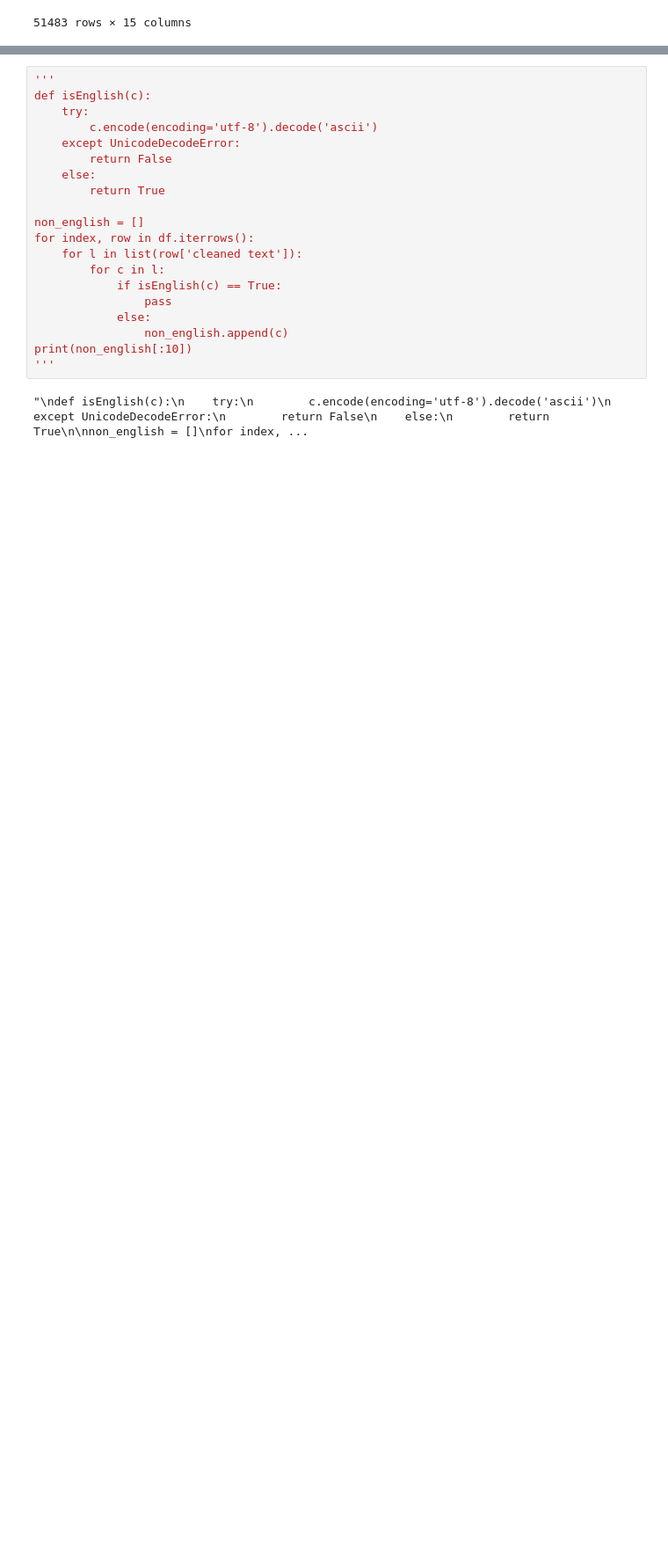
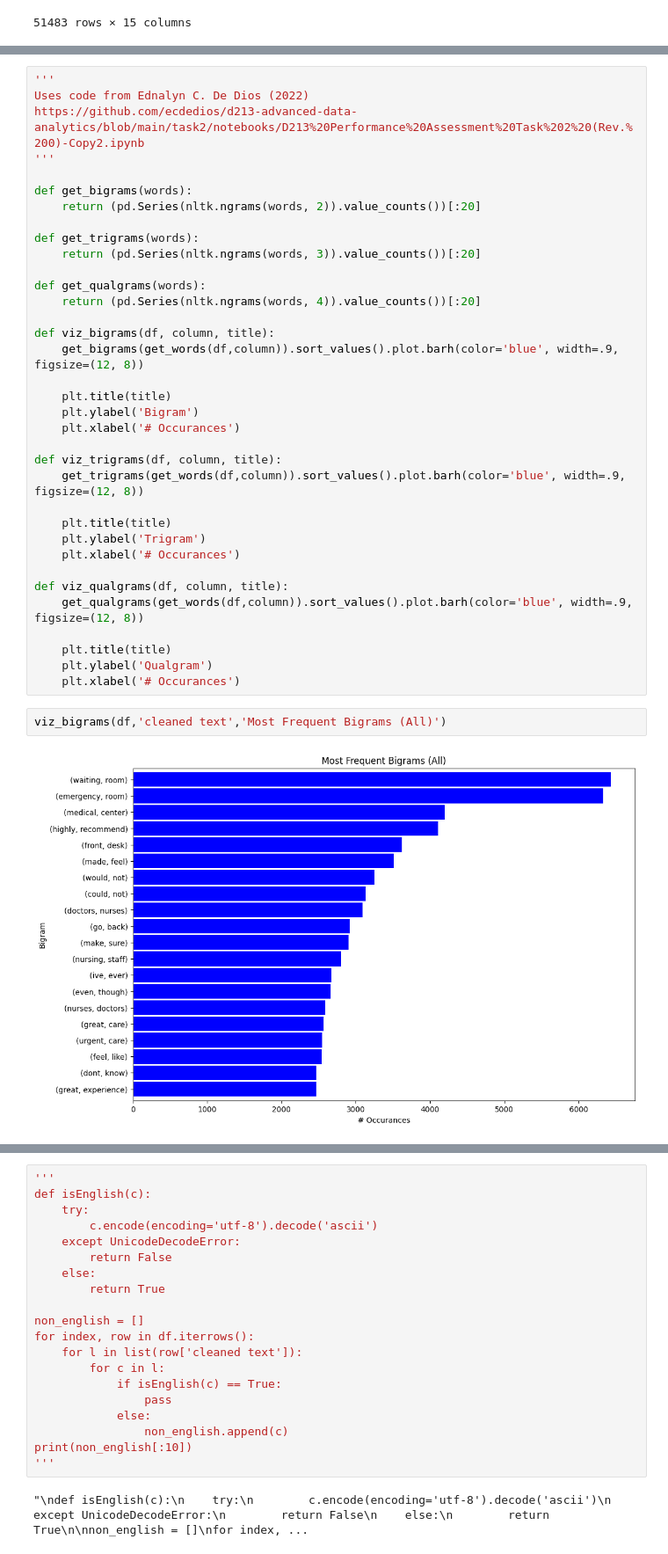
Before and after one commit to CGRowe96/WGU_MSDA, a Jupyter notebook: D214/capstone.ipynb, the cells around one changed output, grey strips where cells are left out. Shown at 88% size. Cells and saved outputs as stored; diff of their text form; blank space fills up the shorter version.

```diff
--- a/D214/capstone.ipynb
+++ b/D214/capstone.ipynb
@@ -735,0 +818,39 @@ Vocabulary size: 73638
+# %%
+'''
+Uses code from Ednalyn C. De Dios (2022)
+https://github.com/ecdedios/d213-advanced-data-analytics/blob/main/task2/notebooks/D213%20Performance%20Assessment%20Task%202%20(Rev.%200)-Copy2.ipynb
+'''
+
+def get_bigrams(words):
+    return (pd.Series(nltk.ngrams(words, 2)).value_counts())[:20]
+
+def get_trigrams(words):
+    return (pd.Series(nltk.ngrams(words, 3)).value_counts())[:20]
+
+def get_qualgrams(words):
+    return (pd.Series(nltk.ngrams(words, 4)).value_counts())[:20]
+
+def viz_bigrams(df, column, title):
+    get_bigrams(get_words(df,column)).sort_values().plot.barh(color='blue', width=.9, figsize=(12, 8))
+
+    plt.title(title)
+    plt.ylabel('Bigram')
+    plt.xlabel('# Occurances')
+
+def viz_trigrams(df, column, title):
+    get_trigrams(get_words(df,column)).sort_values().plot.barh(color='blue', width=.9, figsize=(12, 8))
+
+    plt.title(title)
+    plt.ylabel('Trigram')
+    plt.xlabel('# Occurances')
+
+def viz_qualgrams(df, column, title):
+    get_qualgrams(get_words(df,column)).sort_values().plot.barh(color='blue', width=.9, figsize=(12, 8))
+
+    plt.title(title)
+    plt.ylabel('Qualgram')
+    plt.xlabel('# Occurances')
+# %%
+viz_bigrams(df,'cleaned text','Most Frequent Bigrams (All)')
+# %% [output]
+[figure, added]
```
Also changed, not shown: parts of 55 cells of this notebook.
